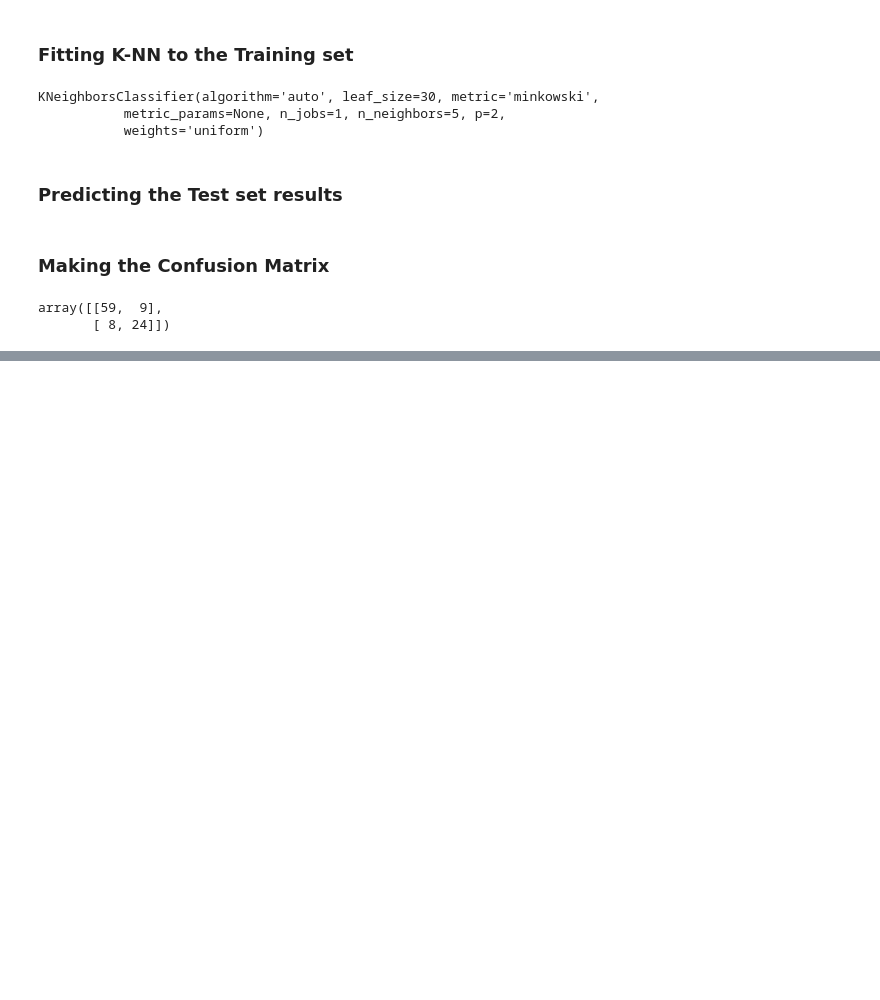
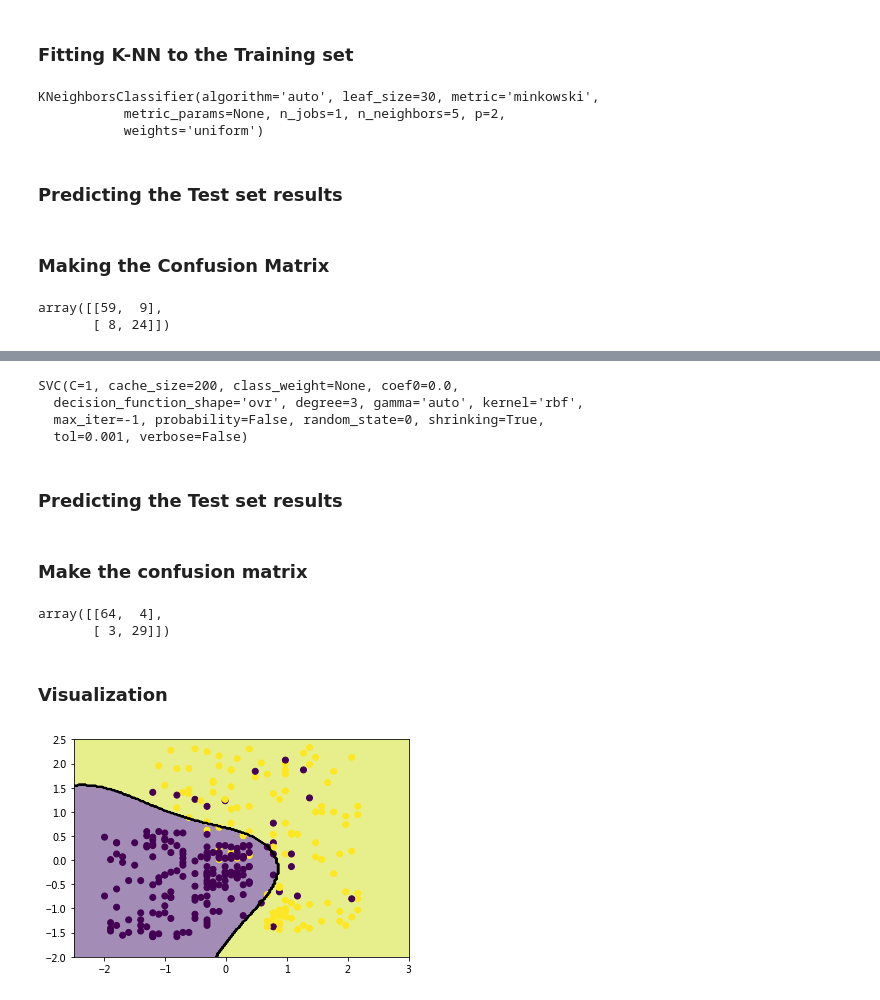
Before and after one commit to barrricade/pandas-learn, a Jupyter notebook: demo/100-Days-Of-ML.ipynb, the cells around one changed output, grey strips where cells are left out. Saved outputs shown, nothing was run; the diff lists cells and outputs as text; code cells hidden in the pictures; blank space fills up the shorter version.

```diff
--- a/demo/100-Days-Of-ML.ipynb
+++ b/demo/100-Days-Of-ML.ipynb
@@ -526,0 +556,4 @@ array([[59,  9],
+# %%
+dataset = pd.read_csv('/home/jakey/github/100-Days-Of-ML-Code/datasets/Social_Network_Ads.csv')
+X = dataset.iloc[:, [2,3]].values
+Y = dataset.iloc[:, 4].values
@@ -526,0 +562,3 @@ array([[59,  9],
+# %%
+from sklearn.cross_validation import train_test_split
+x_train, x_test, y_train, y_test = train_test_split(X, Y, test_size=0.25, random_state=0)
@@ -526,0 +567,5 @@ array([[59,  9],
+# %%
+from sklearn.preprocessing import StandardScaler
+sc = StandardScaler()
+x_train = sc.fit_transform(x_train)
+x_test = sc.fit_transform(x_test)
@@ -526,0 +574,11 @@ array([[59,  9],
+# %%
+from sklearn.svm import SVC
+classifier = SVC(kernel='rbf', random_state=0, C=1)
+classifier.fit(x_train, y_train)
+# %% [output]
+SVC(C=1, cache_size=200, class_weight=None, coef0=0.0,
+  decision_function_shape='ovr', degree=3, gamma='auto', kernel='rbf',
+  max_iter=-1, probability=False, random_state=0, shrinking=True,
+  tol=0.001, verbose=False)
+# %% [markdown]
+### Predicting the Test set results
@@ -526,0 +587,21 @@ array([[59,  9],
+# %% [markdown]
+### Make the confusion matrix
+# %%
+from sklearn.metrics import confusion_matrix
+cm = confusion_matrix(y_test, y_pred)
+cm
+# %% [output]
+array([[64,  4],
+       [ 3, 29]])
+# %% [markdown]
+### Visualization
+# %%
+X,Y = np.mgrid[-2.5:3:200j,-2:2.5:200j]
+Z = classifier.predict(np.c_[X.ravel(), Y.ravel()])
+Z = Z.reshape(X.shape)
+plt.figure()
+plt.contourf(X, Y, Z, alpha=0.5)
+plt.contour(X,Y,Z,colors=['k'],linestyles=['-'])
+p3 = plt.scatter(x_train[:, 0] ,x_train[:, 1], c=y_train)
+# %% [output]
+[figure, added]
```
Also changed, not shown: parts of 14 cells of this notebook, 2 other files.
